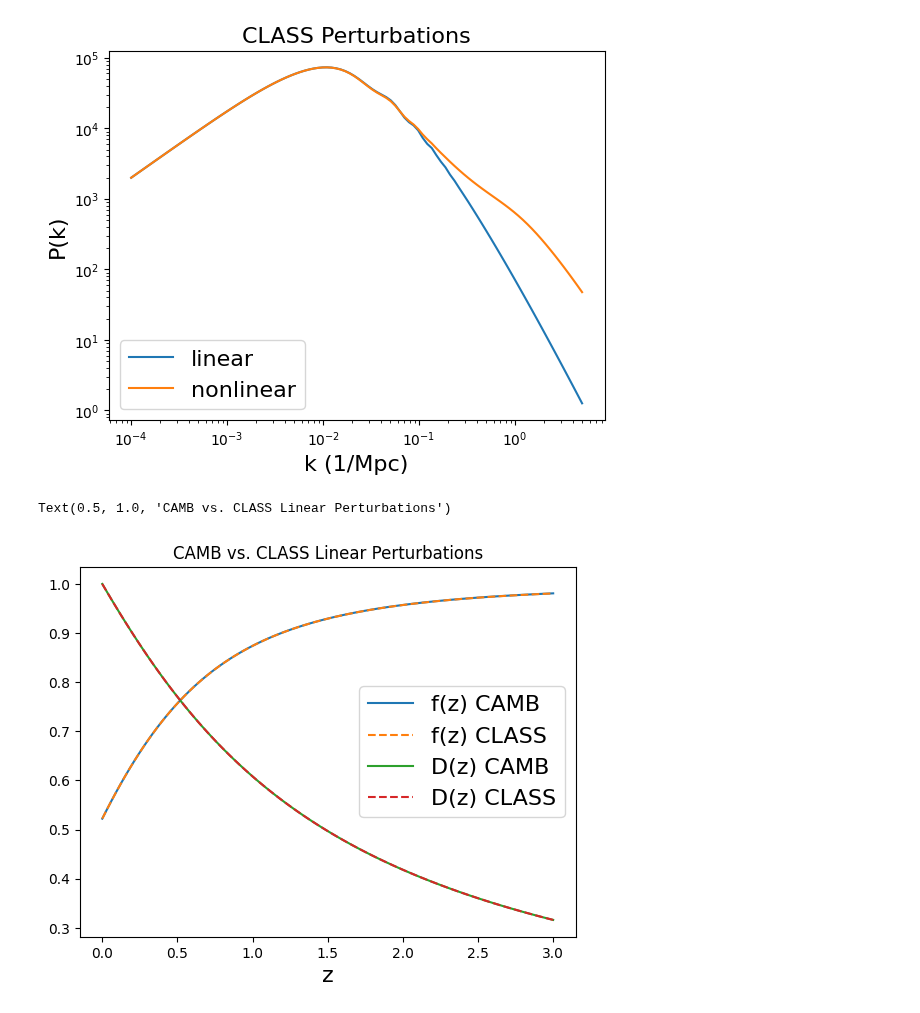
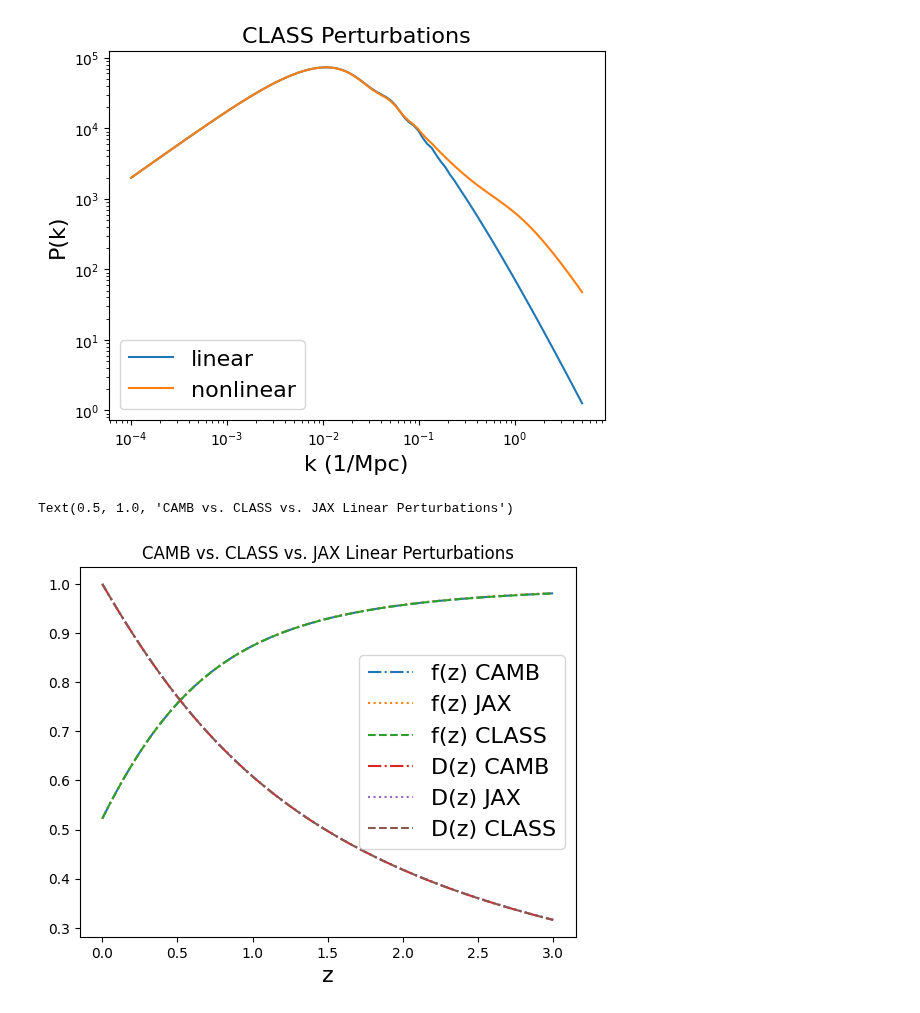
Before and after one commit to cloe-org/playground, a Jupyter notebook: tutorials/cosmology/cosmology.ipynb, the cells around one changed output. Drawn from its saved outputs; the diff is of its cells as text; code cells hidden in the pictures.

```diff
--- a/tutorials/cosmology/cosmology.ipynb
+++ b/tutorials/cosmology/cosmology.ipynb
@@ -128,3 +128,16 @@ CAMBBackground matches Background
 JAXBackground matches Background
 # %%
 ks = np.logspace(np.log10(1e-4), np.log10(5), 100)
+# %%
+# JAX PERTURBATIONS
+# k-array
+jax_linear = JAXLinearPerturbations(background=jax_instance, redshifts=z)
+jax_nonlinear = JAXNonLinearPerturbations(linearperturbations=jax_linear)
+linear_pk_jax = jax_linear.matter_power_spectrum(z, ks)
+nonlinear_pk_jax = jax_nonlinear.matter_power_spectrum(z, ks)
+plt.loglog(ks, linear_pk_jax[0, :], label= 'linear')
+plt.loglog(ks, nonlinear_pk_jax[0, :], label= 'nonlinear')
+plt.xlabel('k (1/Mpc)', fontsize = 16)
+plt.ylabel('P(k)', fontsize = 16)
+plt.legend(fontsize = 16)
+plt.title("JAX Perturbations", fontsize = 16)
@@ -167,13 +183,15 @@ Text(0.5, 1.0, 'CLASS Perturbations')
 [figure]
 # %%
 #calculate results for these parameters
-plt.plot(z, camb_linear.growth_rate(), label = 'f(z) CAMB', ls='-')
+plt.plot(z, camb_linear.growth_rate(), label = 'f(z) CAMB', ls='-.')
+plt.plot(z, jax_linear.growth_rate(z), label = 'f(z) JAX', ls=':')
 plt.plot(z, class_linear.growth_rate(), label = 'f(z) CLASS', ls='--')
-plt.plot(z, camb_linear.growth_factor(z,ks)[:, 0], label = 'D(z) CAMB', ls='-')
+plt.plot(z, camb_linear.growth_factor(z,ks)[:, 0], label = 'D(z) CAMB', ls='-.')
+plt.plot(z, jax_linear.growth_factor(z), label = 'D(z) JAX', ls=':')
 plt.plot(z, class_linear.growth_factor(z,ks)[:, 0], label = 'D(z) CLASS', ls='--')
 plt.xlabel('z', fontsize = 16)
 plt.legend(fontsize = 16)
-plt.title("CAMB vs. CLASS Linear Perturbations")
+plt.title("CAMB vs. CLASS vs. JAX Linear Perturbations")
 # %% [output]
-Text(0.5, 1.0, 'CAMB vs. CLASS Linear Perturbations')
+Text(0.5, 1.0, 'CAMB vs. CLASS vs. JAX Linear Perturbations')
-[figure, old version]
+[figure, new version]
```
Also changed, not shown: parts of 3 cells of this notebook.
